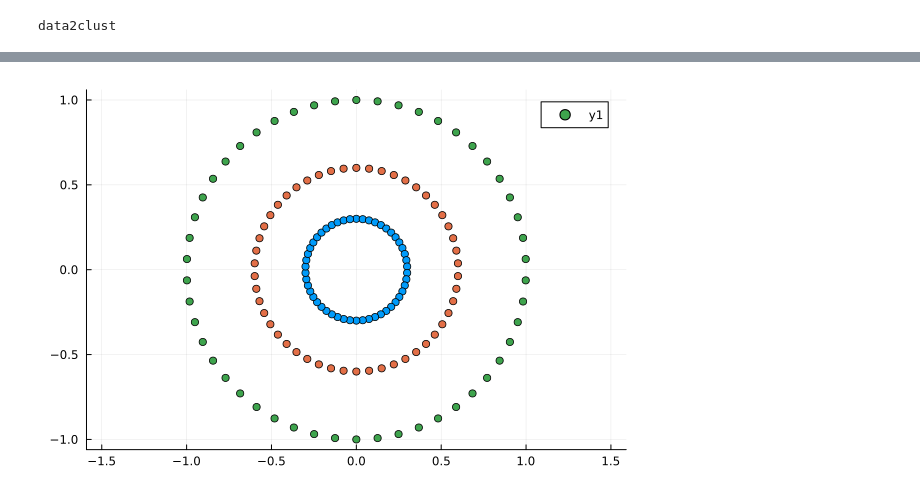
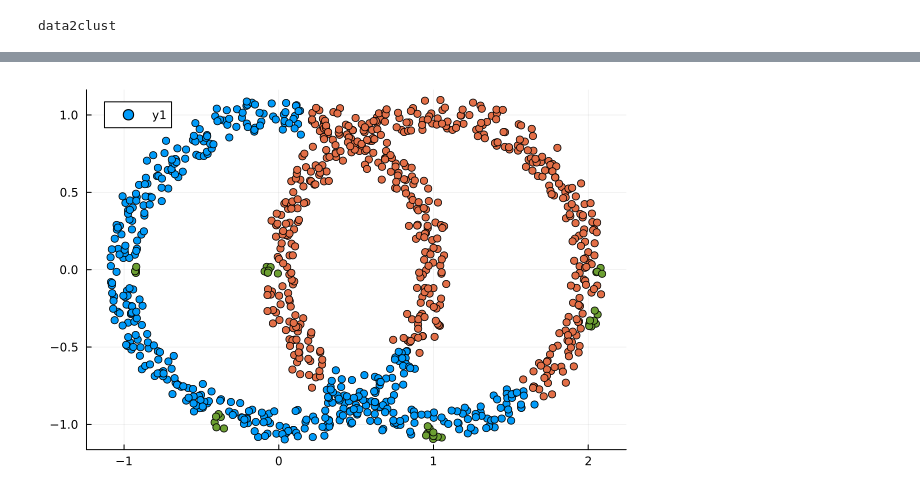
Before and after one commit to pnavaro/ClusteringToMATo.jl, a Jupyter notebook: notebooks/noisy-circle.ipynb, the cells around one changed output, grey strips where cells are left out. Cells and saved outputs as stored; diff of their text form; code cells hidden in the pictures.

```diff
--- a/notebooks/noisy-circle.ipynb
+++ b/notebooks/noisy-circle.ipynb
@@ -48,9 +46,6 @@ function noisy_circle(n; r1=1, r2=1, noise=0.1)
     end
     return points
 end
-points = hcat(noisy_circle(30, noise=0),
-              0.6 .* noisy_circle(30, noise=0),
-              0.3 .* noisy_circle(30, noise=0))
-scatter( points[1,:], points[2,:], aspect_ratio = 1,
-series_annotations = text.(1:size(points,2), :center, 8), ms = 12, mc = :yellow, label = "points")
+points = hcat(noisy_circle(500, noise=0.2), noisy_circle(500, noise=0.2) .+ [1,0])
+scatter( points[1,:], points[2,:], aspect_ratio = 1,  ms = 3)
 # %% [output]
@@ -58,13 +53,12 @@ series_annotations = text.(1:size(points,2), :center, 8), ms = 12, mc = :yellow,
 # %%
 import ClusteringToMaTo: density_function
 
-@show dim, n  = size(points)
+@show d, n  = size(points)
 kdtree = KDTree(points)
 q = 4
 idxs, dists = knn(kdtree, points, q)
 
-f = density_function(dists, dim, q) # compute density function approximation using regularization parameter q
+f = density_function(dists, d, q) # compute density function approximation using regularization parameter q
 scatter( points[1,:], points[2,:], aspect_ratio = 1,
-         series_annotations = text.(1:size(points,2), :center, 8, :white),
-         ms = 12, marker_z = f, color = :jet)
+         ms = 3, marker_z = f, palette = :jet, markerstrokewidth=0)
 # %% [output]
@@ -93,6 +87,7 @@ function data2clust(points, graph, k, q, τ)
         idxs = inrange(kdtree, points, k) # ball of size k
     end
 
+    intervals = Dict{Int,Tuple{Float64,Float64}}()
     v = sortperm(f, rev = true) # sort vertices using f
     f .= f[v] # sort f
     vertices_corr_inv = Dict(zip(v, 1:n)) #indexes of vertices in f
@@ -101,7 +96,7 @@ function data2clust(points, graph, k, q, τ)
     for i = eachindex(v)
         𝒩 = [j for j in G[i] if j < i]
         if length(𝒩) == 0
-            continue
+            intervals[i] = (f[i], Inf)
         else
             g = 𝒩[argmax(view(f, 𝒩))] # approximate gradient at vertex i
             eᵢ = find_root!(𝒰, g) # r(eᵢ)
@@ -111,8 +106,10 @@ function data2clust(points, graph, k, q, τ)
                 if e != eᵢ && min(f[e], f[eᵢ]) <= f[i] + τ # merge
                     if f[e] < f[eᵢ]
                         union!(𝒰, eᵢ, e)
+                        intervals[j] = (f[e], f[eᵢ])
                     else
                         union!(𝒰, e, eᵢ)
+                        intervals[i] = (f[eᵢ], f[e])
                     end
                     eᵢ = find_root!(𝒰, e)
                 end
@@ -134,7 +131,7 @@ function data2clust(points, graph, k, q, τ)
         end
     end
 
-    return labels
+    return labels, intervals
 
 end
 # %% [output]
@@ -142,13 +171,6 @@ data2clust
 # %%
-points = hcat(noisy_circle(50, noise=0),
-              0.6 .* noisy_circle(50, noise=0),
-              0.3 .* noisy_circle(50, noise=0))
-
-graph, k = 1, 4
-q = 4
-τ = 0.1
-
-labels = data2clust(points, graph, k, q, τ)
+τ = 9.7
+labels, intervals = data2clust(points, graph, k, q, τ)
 scatter( points[1,:], points[2,:], c = labels, aspect_ratio = 1)
 # %% [output]
-[figure, old version]
+[figure, new version]
```
Also changed, not shown: parts of 5 cells of this notebook.
